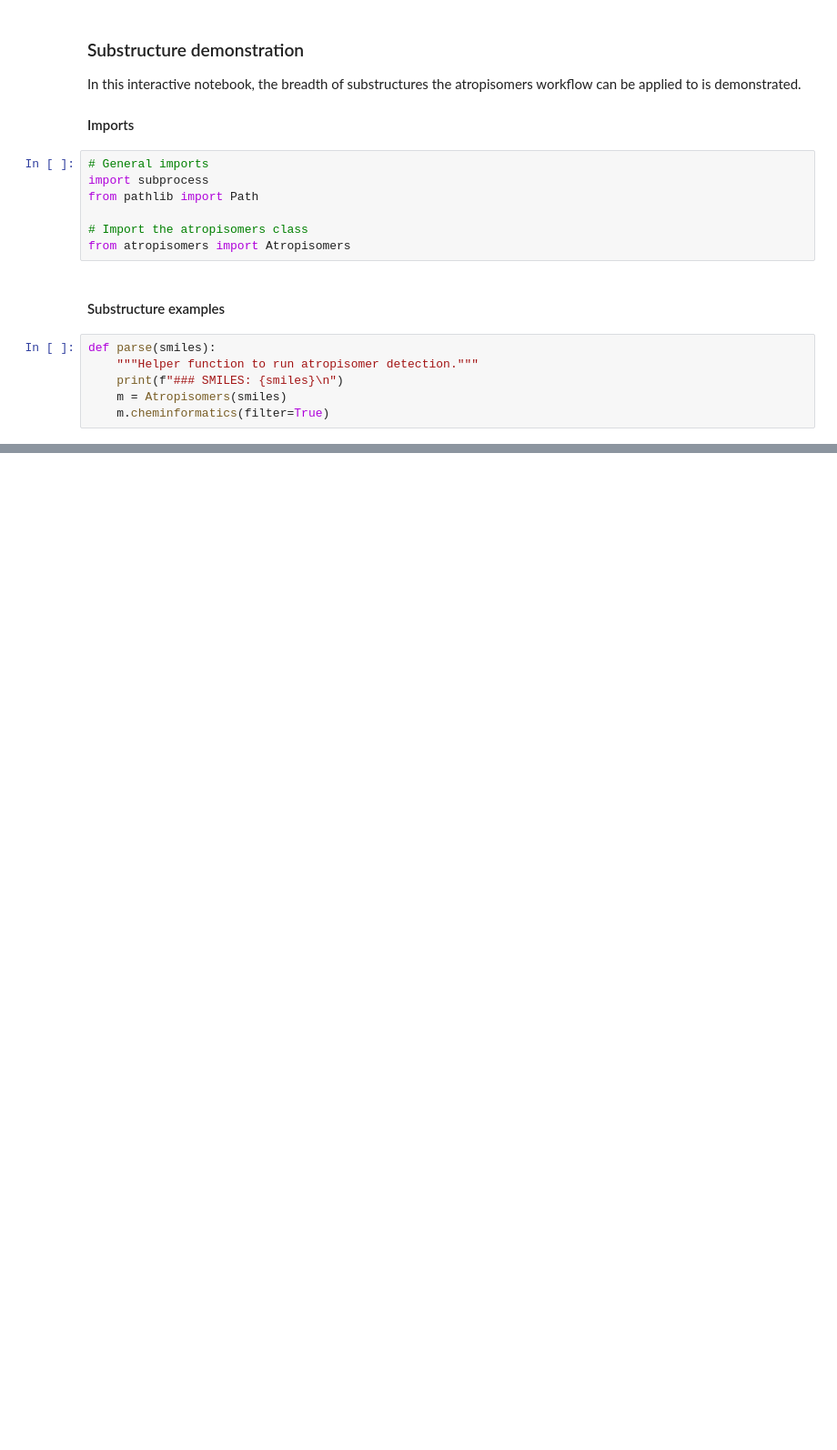
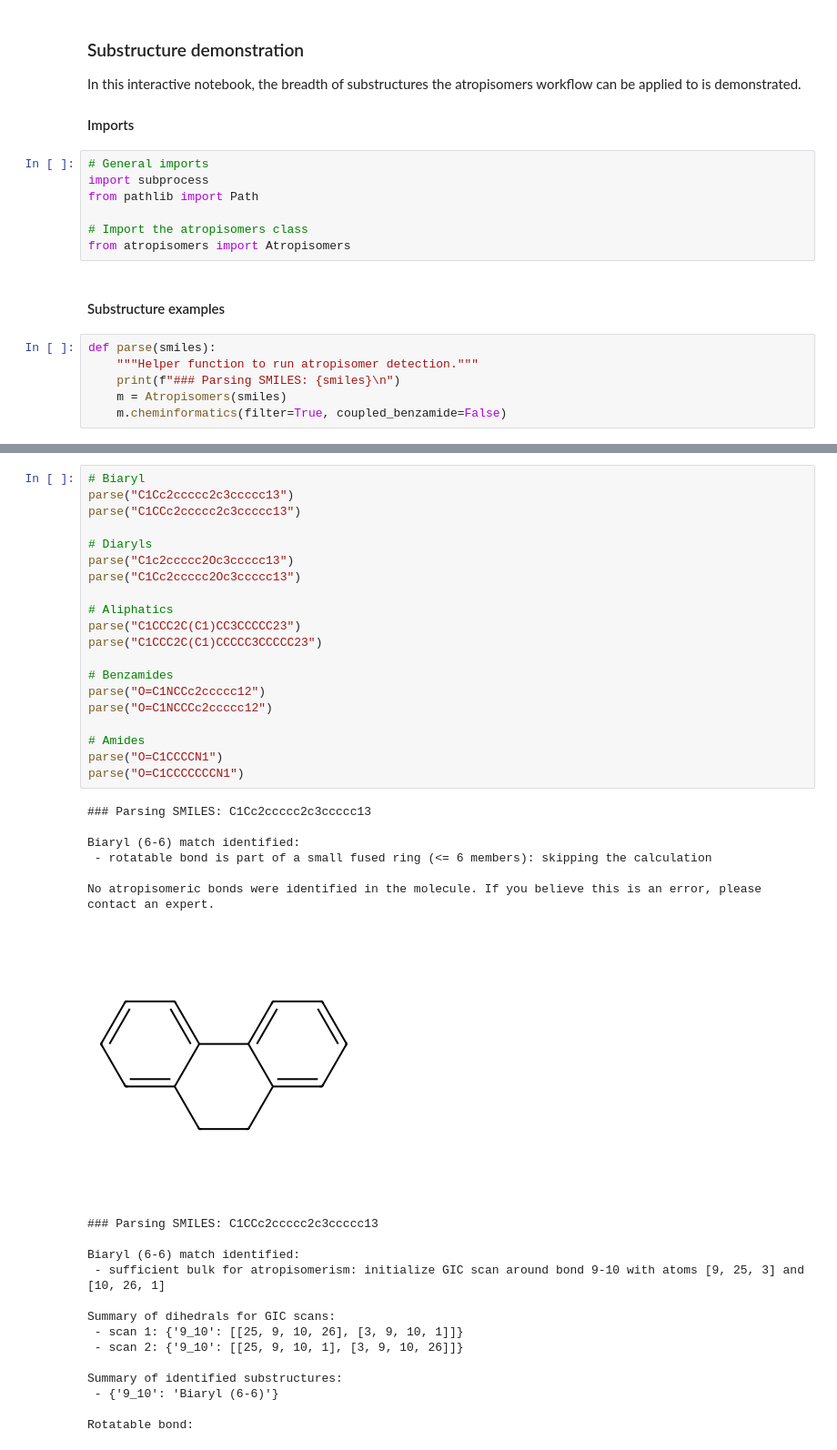
Before and after one commit to AstraZeneca/atropisomers_workflow, a Jupyter notebook: substructures.ipynb, the cells around one changed output, grey strips where cells are left out. Shown at 91% size. Cells and saved outputs as stored; diff of their text form; blank space fills up the shorter version.

```diff
--- a/substructures.ipynb
+++ b/substructures.ipynb
@@ -16,6 +16,6 @@ from atropisomers import Atropisomers
 # %%
 def parse(smiles):
     """Helper function to run atropisomer detection."""
-    print(f"### SMILES: {smiles}\n")
+    print(f"### Parsing SMILES: {smiles}\n")
     m = Atropisomers(smiles)
-    m.cheminformatics(filter=True)
+    m.cheminformatics(filter=True, coupled_benzamide=False)
@@ -110,0 +119,41 @@ GIC atoms:
+# %%
+# Biaryl
+parse("C1Cc2ccccc2c3ccccc13")
+parse("C1CCc2ccccc2c3ccccc13")
+
+# Diaryls
+parse("C1c2ccccc2Oc3ccccc13")
+parse("C1Cc2ccccc2Oc3ccccc13")
+
+# Aliphatics
+parse("C1CCC2C(C1)CC3CCCCC23")
+parse("C1CCC2C(C1)CCCCC3CCCCC23")
+
+# Benzamides
+parse("O=C1NCCc2ccccc12")
+parse("O=C1NCCCc2ccccc12")
+
+# Amides
+parse("O=C1CCCCN1")
+parse("O=C1CCCCCCCN1")
+# %% [output]
+### Parsing SMILES: C1Cc2ccccc2c3ccccc13
+
+Biaryl (6-6) match identified:
+ - rotatable bond is part of a small fused ring (<= 6 members): skipping the calculation
+
+No atropisomeric bonds were identified in the molecule. If you believe this is an error, please contact an expert.
+[figure, added]
+### Parsing SMILES: C1CCc2ccccc2c3ccccc13
+
+Biaryl (6-6) match identified:
+ - sufficient bulk for atropisomerism: initialize GIC scan around bond 9-10 with atoms [9, 25, 3] and [10, 26, 1]
+
+Summary of dihedrals for GIC scans:
+ - scan 1: {'9_10': [[25, 9, 10, 26], [3, 9, 10, 1]]}
+ - scan 2: {'9_10': [[25, 9, 10, 1], [3, 9, 10, 26]]}
+
+Summary of identified substructures:
+ - {'9_10': 'Biaryl (6-6)'}
+
+Rotatable bond:
```
Also changed, not shown: parts of 4 cells of this notebook, 7 other files.
